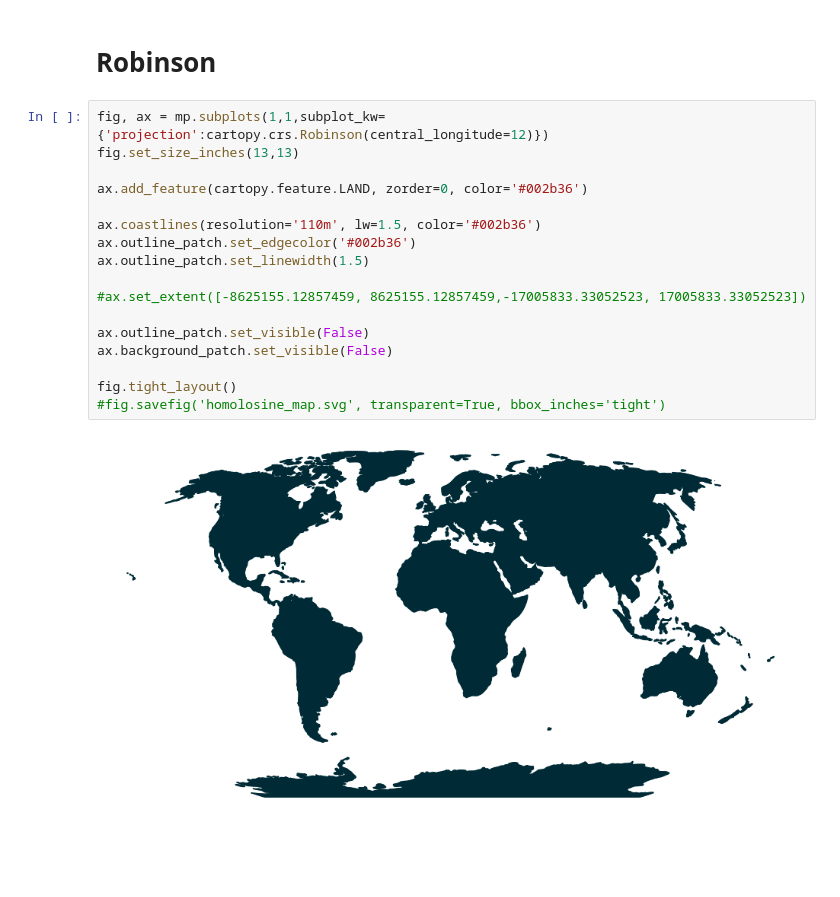
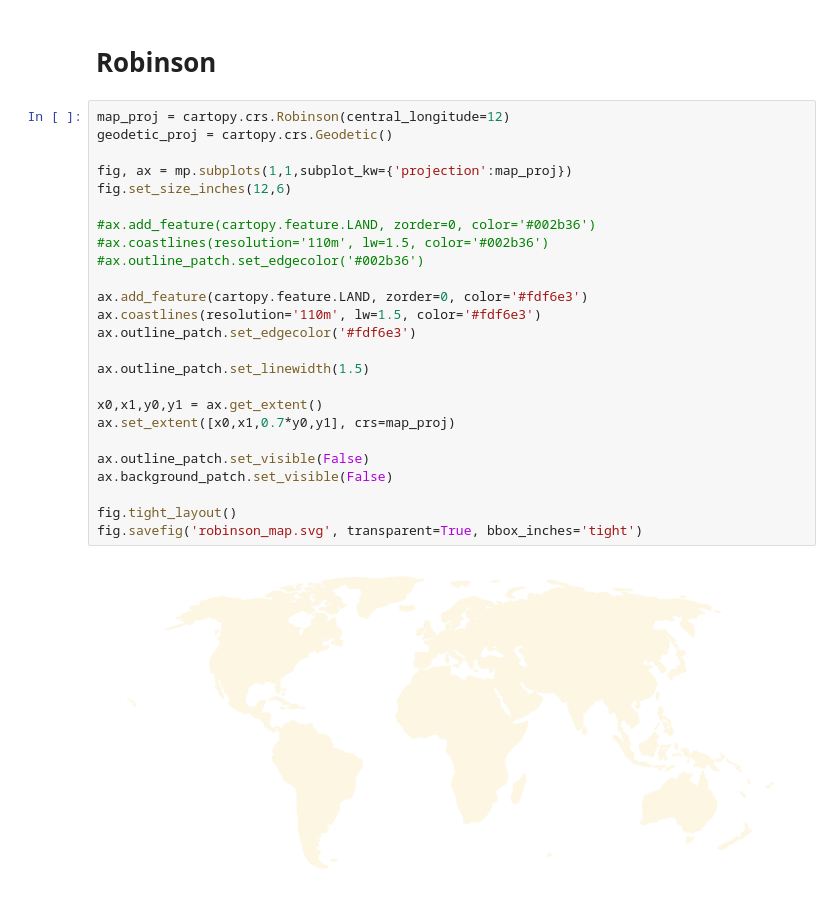
Before and after one commit to bairdlangenbrunner/python-for-climate-scientists, a Jupyter notebook: jupyter/map_plots.ipynb, the cells around one changed output. Drawn from its saved outputs; the diff is of its cells as text; blank space fills up the shorter version.

Commit message:
add robinson

```diff
--- a/jupyter/map_plots.ipynb
+++ b/jupyter/map_plots.ipynb
@@ -21,21 +21,29 @@ fig.savefig('homolosine_map.svg', transparent=True, bbox_inches='tight')
 # %% [markdown]
 # Robinson
 # %%
-fig, ax = mp.subplots(1,1,subplot_kw={'projection':cartopy.crs.Robinson(central_longitude=12)})
-fig.set_size_inches(13,13)
+map_proj = cartopy.crs.Robinson(central_longitude=12)
+geodetic_proj = cartopy.crs.Geodetic()
 
-ax.add_feature(cartopy.feature.LAND, zorder=0, color='#002b36')
+fig, ax = mp.subplots(1,1,subplot_kw={'projection':map_proj})
+fig.set_size_inches(12,6)
 
-ax.coastlines(resolution='110m', lw=1.5, color='#002b36')
-ax.outline_patch.set_edgecolor('#002b36')
+#ax.add_feature(cartopy.feature.LAND, zorder=0, color='#002b36')
+#ax.coastlines(resolution='110m', lw=1.5, color='#002b36')
+#ax.outline_patch.set_edgecolor('#002b36')
+
+ax.add_feature(cartopy.feature.LAND, zorder=0, color='#fdf6e3')
+ax.coastlines(resolution='110m', lw=1.5, color='#fdf6e3')
+ax.outline_patch.set_edgecolor('#fdf6e3')
+
 ax.outline_patch.set_linewidth(1.5)
 
-#ax.set_extent([-8625155.12857459, 8625155.12857459,-17005833.33052523, 17005833.33052523])
+x0,x1,y0,y1 = ax.get_extent()
+ax.set_extent([x0,x1,0.7*y0,y1], crs=map_proj)
 
 ax.outline_patch.set_visible(False)
 ax.background_patch.set_visible(False)
 
 fig.tight_layout()
-#fig.savefig('homolosine_map.svg', transparent=True, bbox_inches='tight')
+fig.savefig('robinson_map.svg', transparent=True, bbox_inches='tight')
 # %% [output]
-[figure, old version]
+[figure, new version]
```
Also changed, not shown: 3 other files.
